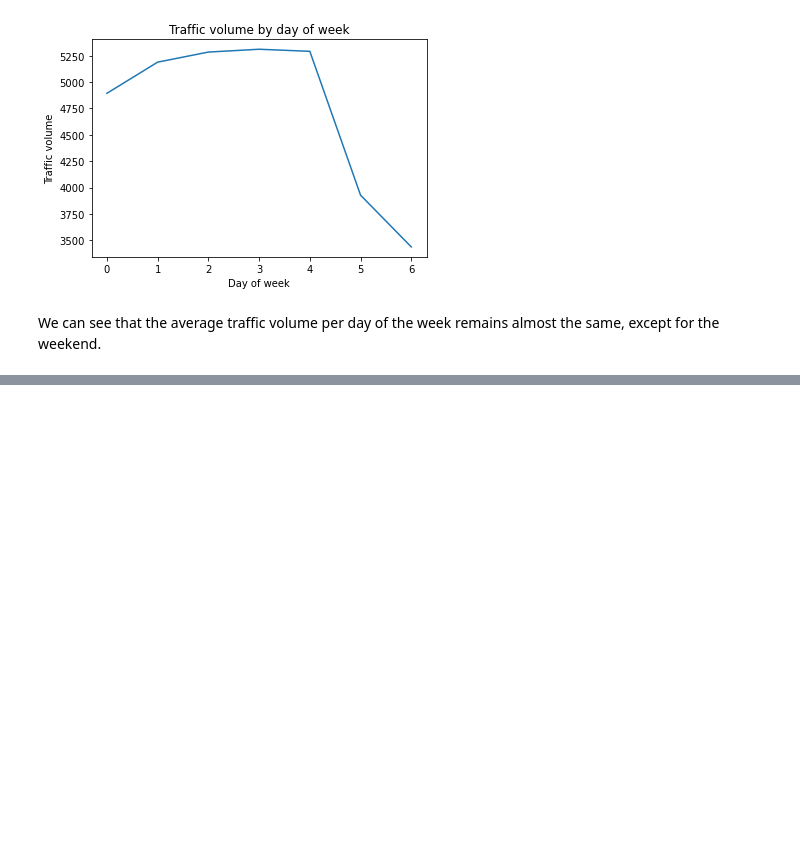
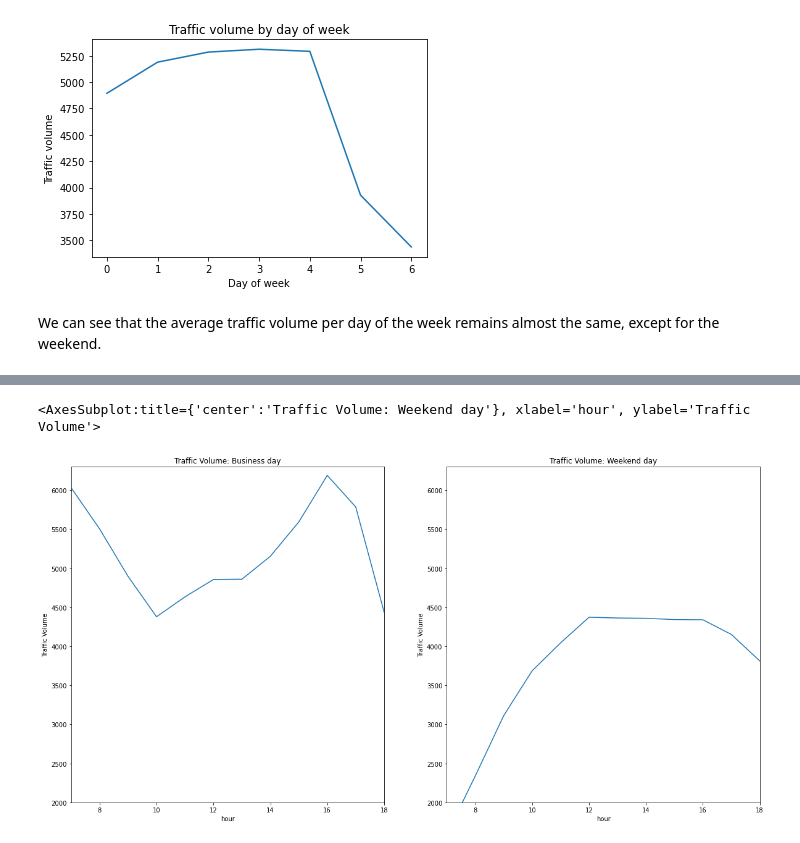
Before and after one commit to aguirredaniel/dataquest-projects, a Jupyter notebook: Finding_Heavy_Traffic_Indicators_I-94/Finding Heavy Traffic Indicators on I-94.ipynb, the cells around one changed output, grey strips where cells are left out. Drawn from its saved outputs; the diff is of its cells as text; code cells hidden in the pictures; blank space fills up the shorter version.

Commit message:
7. Time Indicators (III)

```diff
--- a/Finding_Heavy_Traffic_Indicators_I-94/Finding Heavy Traffic Indicators on I-94.ipynb
+++ b/Finding_Heavy_Traffic_Indicators_I-94/Finding Heavy Traffic Indicators on I-94.ipynb
@@ -233,5 +233,5 @@ we are going to use the [Series.dt.month]('https://pandas.pydata.org/pandas-docs
 # %%
-daytime['day_week'] = daytime['date_time'].copy().dt.dayofweek
+daytime['day_week'] = daytime['date_time'].dt.dayofweek
 daytime['day_week']
 # %% [output]
 A value is trying to be set on a copy of a slice from a DataFrame.
@@ -265,0 +268,3 @@ We can see that the average traffic volume per day of the week remains almost th
+# %%
+daytime['hour'] = daytime['date_time'].dt.hour
+daytime['hour']
@@ -265,0 +289,4 @@ We can see that the average traffic volume per day of the week remains almost th
+# %%
+business_day = daytime[daytime['day_week'].between(0,4)]
+business_day_hour = business_day.groupby(by='hour').mean()
+business_day_hour['traffic_volume']
@@ -265,0 +308,4 @@ We can see that the average traffic volume per day of the week remains almost th
+# %%
+weekend_day = daytime[daytime['day_week'] > 4]
+weekend_day_hour = weekend_day.groupby(by='hour').mean()
+weekend_day_hour['traffic_volume']
@@ -265,0 +327,21 @@ We can see that the average traffic volume per day of the week remains almost th
+# %%
+plt.figure(figsize=(20,10))
+
+plt.subplot(1,2,1)
+plt.ylim([2000, 6300])
+plt.xlim([7, 18])
+plt.title('Traffic Volume: Business day')
+plt.ylabel('Traffic Volume')
+plt.xlabel('Hours')
+business_day_hour['traffic_volume'].plot()
+
+plt.subplot(1,2,2)
+plt.ylim([2000, 6300])
+plt.xlim([7, 18])
+plt.title('Traffic Volume: Weekend day')
+plt.ylabel('Traffic Volume')
+plt.xlabel('Hours')
+weekend_day_hour['traffic_volume'].plot()
+# %% [output]
+<AxesSubplot:title={'center':'Traffic Volume: Weekend day'}, xlabel='hour', ylabel='Traffic Volume'>
+[figure, added]
```
Also changed, not shown: parts of 7 cells of this notebook.
